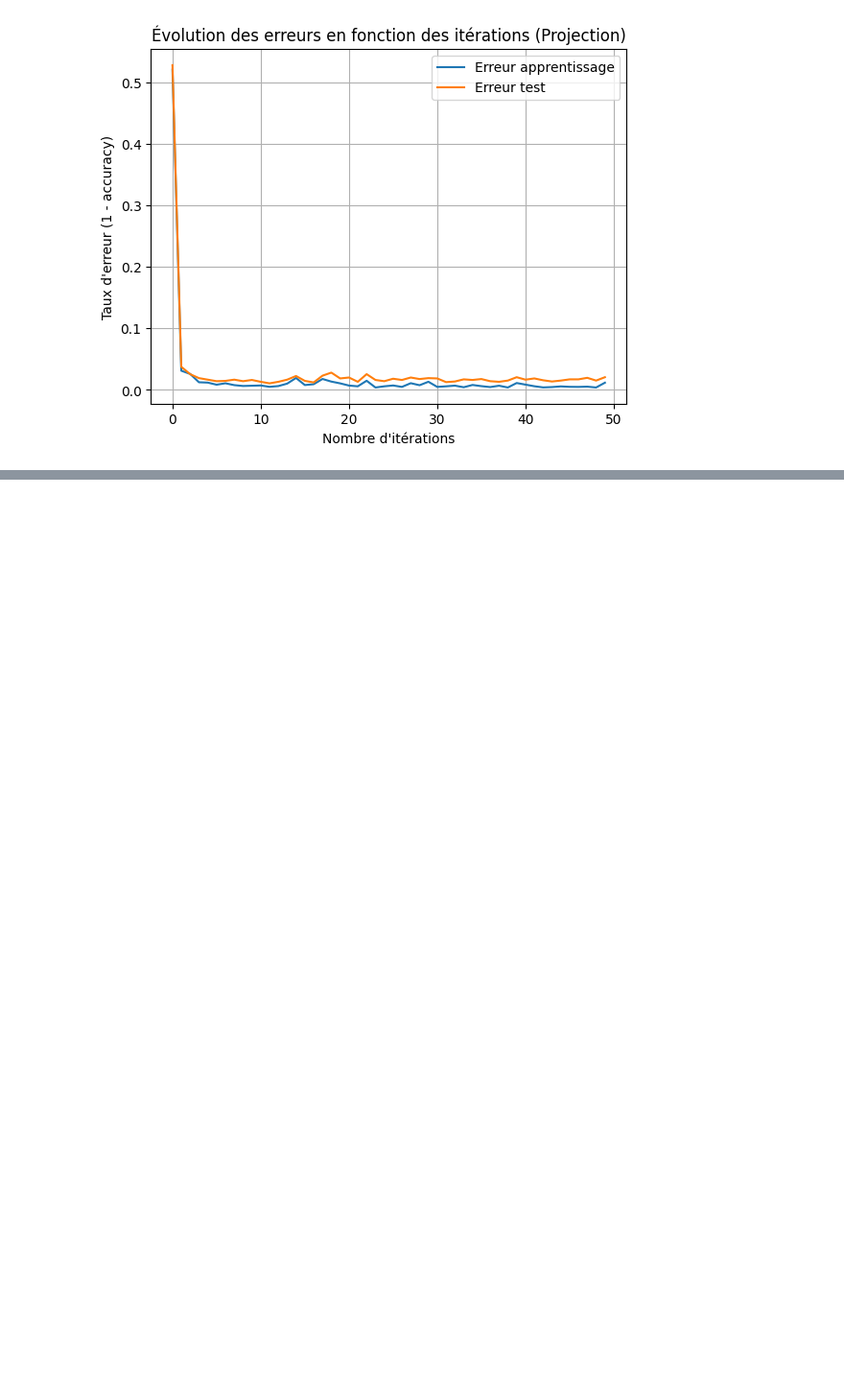
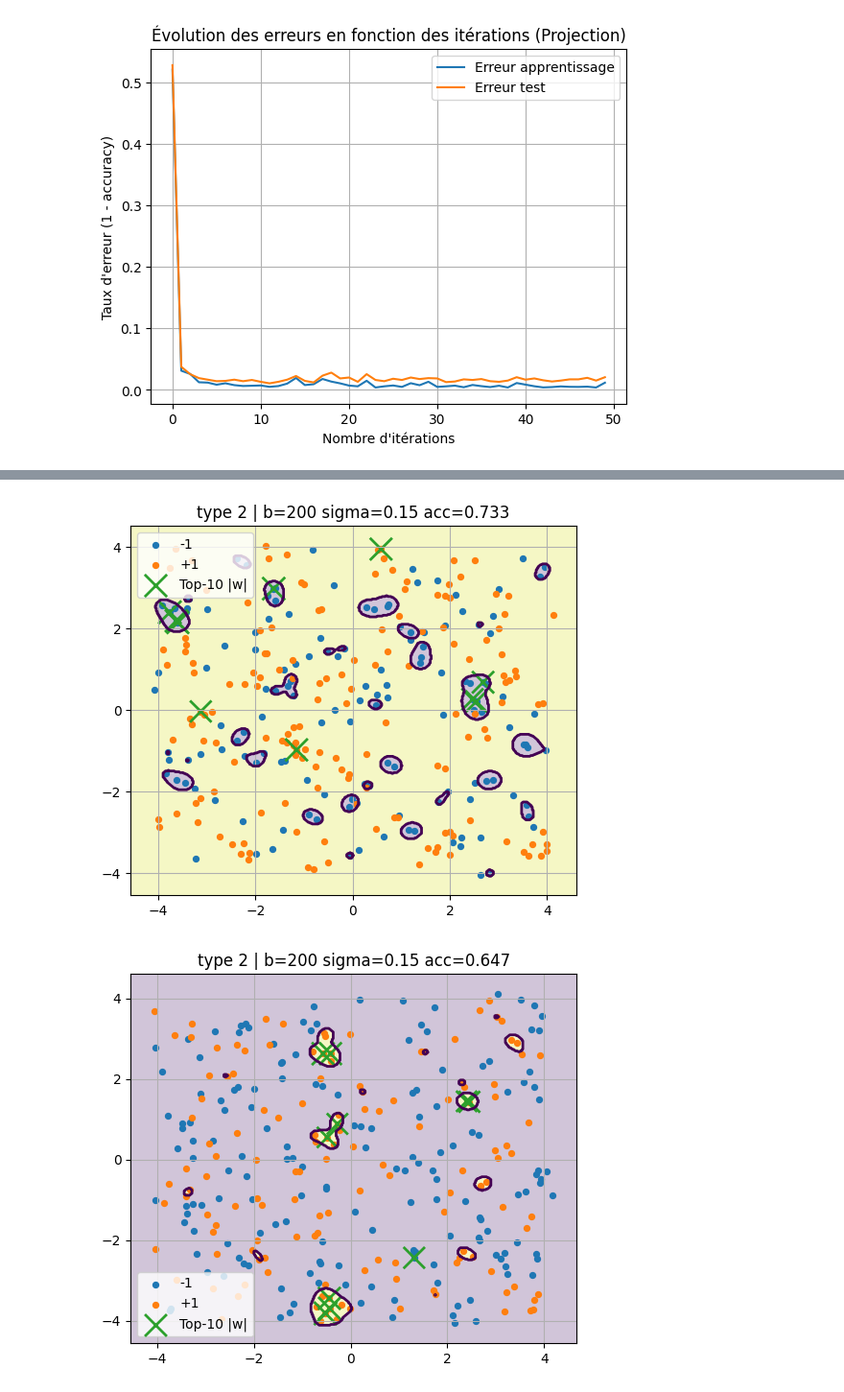
Before and after one commit to a-naoufel/M1-ML-tme3, a Jupyter notebook: src/tme3.ipynb, the cells around one changed output, grey strips where cells are left out. Shown at 96% size. Drawn from its saved outputs; the diff is of its cells as text; code cells hidden in the pictures; blank space fills up the shorter version.

```diff
--- a/src/tme3.ipynb
+++ b/src/tme3.ipynb
@@ -211,0 +311,9 @@ plt.show()
+# %%
+for alpha in [0.5, 1.0, 2.0]:
+    for lam in [0.0, 1e-4, 1e-3, 1e-2]:
+        run_gauss_on_type(gen_arti, 2, n=300, b=200, sigma=0.15,
+                          use_hinge=True, alpha=alpha, lam=lam,
+                          eps=0.05, max_epochs=80, batch_size=32)
+# %% [output]
+[figure, added]
+[figure, added]
```
Also changed, not shown: parts of 6 cells of this notebook, 4 other files.
